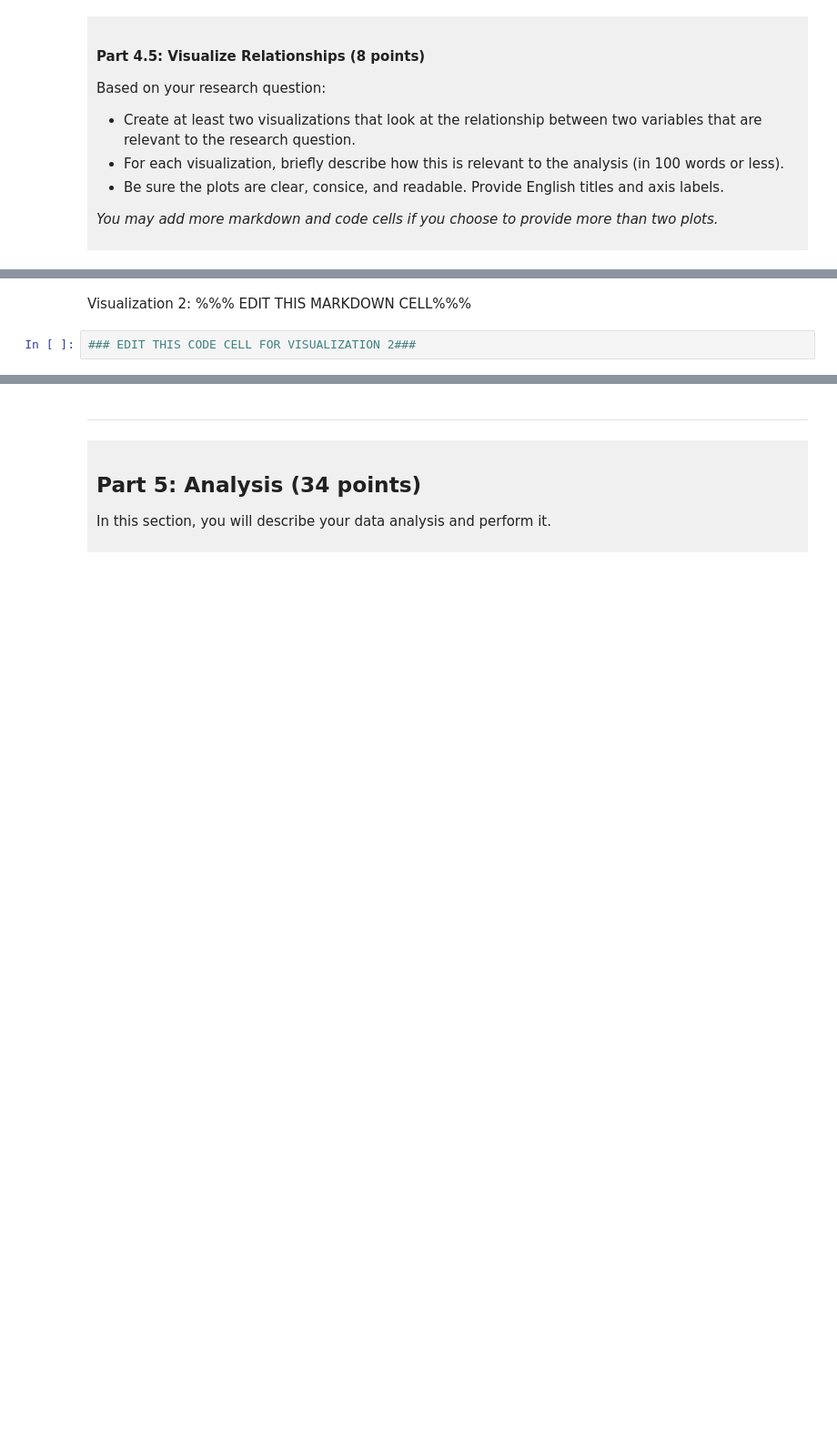
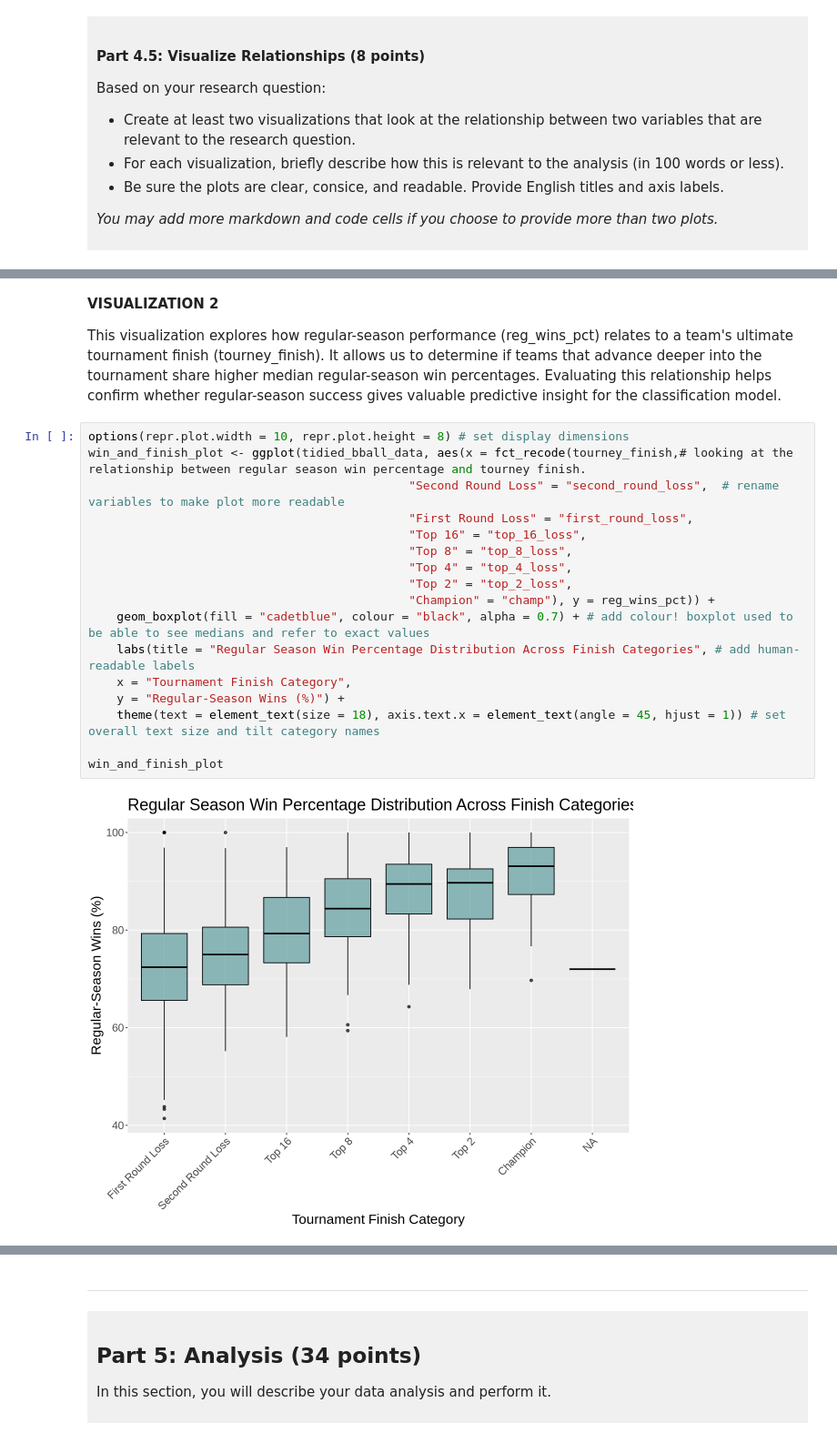
Before and after one commit to kaysxr/dsci-100-project-kayser-lally, a Jupyter notebook: dsci-100-project-notebook.ipynb, the cells around one changed output, grey strips where cells are left out. Shown at 91% size. Drawn from its saved outputs; the diff is of its cells as text; blank space fills up the shorter version.

```diff
--- a/dsci-100-project-notebook.ipynb
+++ b/dsci-100-project-notebook.ipynb
@@ -320,4 +407,23 @@ Visualization 1: %%% EDIT THIS MARKDOWN CELL%%%
 # %% [markdown]
-Visualization 2: %%% EDIT THIS MARKDOWN CELL%%%
+**VISUALIZATION 2**
+
+This visualization explores how regular-season performance (reg_wins_pct) relates to a team's ultimate tournament finish (tourney_finish). It allows us to determine if teams that advance deeper into the tournament share higher median regular-season win percentages. Evaluating this relationship helps confirm whether regular-season success gives valuable predictive insight for the classification model.
-# %%
-### EDIT THIS CODE CELL FOR VISUALIZATION 2###
+# %%
+options(repr.plot.width = 10, repr.plot.height = 8) # set display dimensions
+win_and_finish_plot <- ggplot(tidied_bball_data, aes(x = fct_recode(tourney_finish,# looking at the relationship between regular season win percentage and tourney finish.
+                                             "Second Round Loss" = "second_round_loss",  # rename variables to make plot more readable
+                                             "First Round Loss" = "first_round_loss",
+                                             "Top 16" = "top_16_loss",
+                                             "Top 8" = "top_8_loss",
+                                             "Top 4" = "top_4_loss",
+                                             "Top 2" = "top_2_loss",
+                                             "Champion" = "champ"), y = reg_wins_pct)) +
+    geom_boxplot(fill = "cadetblue", colour = "black", alpha = 0.7) + # add colour! boxplot used to be able to see medians and refer to exact values
+    labs(title = "Regular Season Win Percentage Distribution Across Finish Categories", # add human-readable labels
+    x = "Tournament Finish Category",
+    y = "Regular-Season Wins (%)") +
+    theme(text = element_text(size = 18), axis.text.x = element_text(angle = 45, hjust = 1)) # set overall text size and tilt category names
+
+win_and_finish_plot
+# %% [output]
+[figure, added]
```
Also changed, not shown: parts of 11 cells of this notebook.
